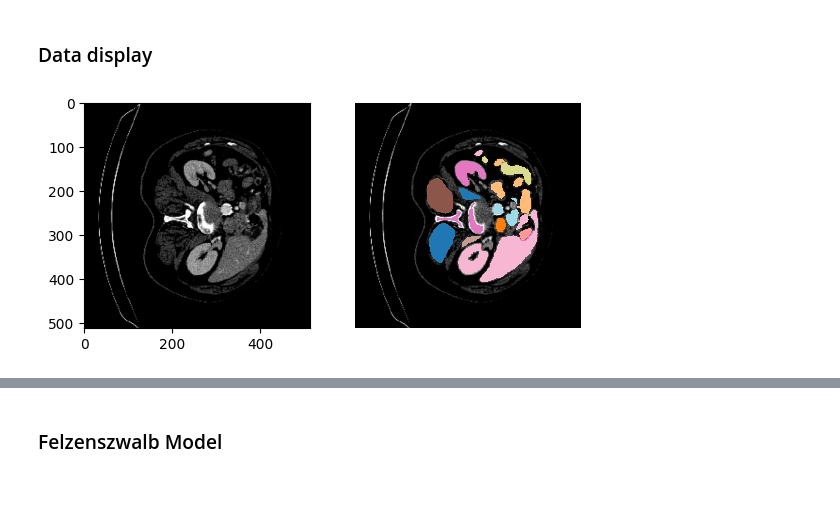
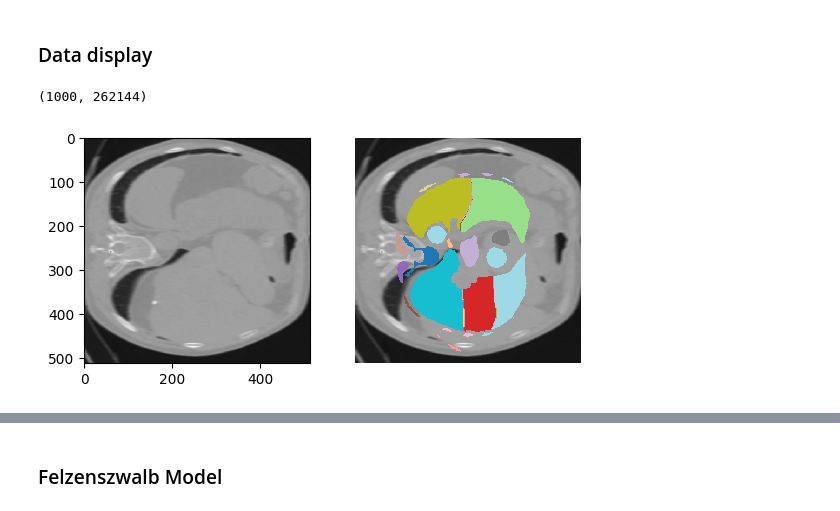
Before and after one commit to arigqt/challenge_ens, a Jupyter notebook: Code/felzenszwalb.ipynb, the cells around one changed output, grey strips where cells are left out. Cells and saved outputs as stored; diff of their text form; code cells hidden in the pictures.

```diff
--- a/Code/felzenszwalb.ipynb
+++ b/Code/felzenszwalb.ipynb
@@ -27,7 +29,11 @@ X_train, X_test, y_train = get_data()
 #### y_train collected ####
 # %% [markdown]
 ### Data display
+# %%
+np.shape(y_train)
+# %% [output]
+(1000, 262144)
 # %%
-plot_slice_seg(X_train[0], y_train.iloc[0].values.reshape((512,512)))
+plot_slice_seg(X_train[0], y_train.iloc[2].values.reshape((512,512)))
 # %% [output]
-[figure, old version]
+[figure, new version]
```
Also changed, not shown: parts of 40 cells of this notebook, 2 other files.
